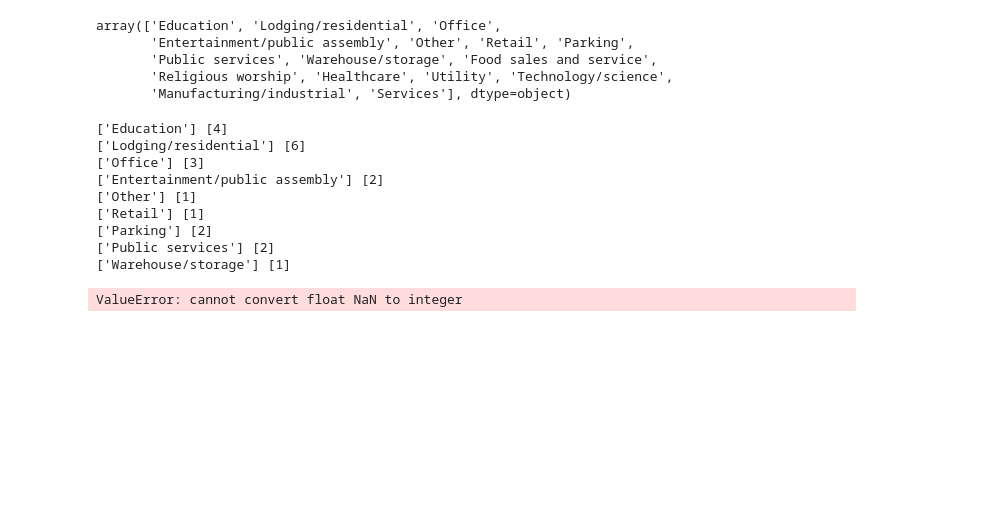
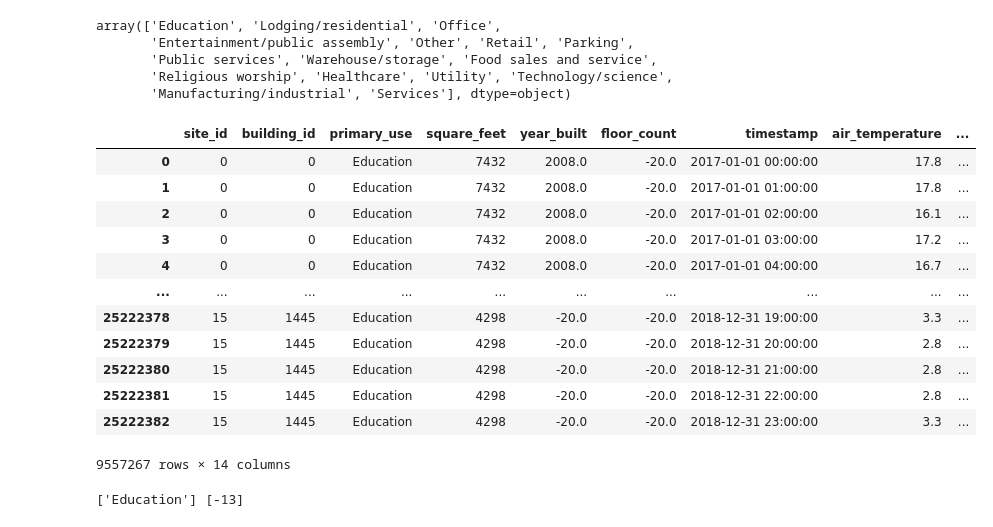
Before and after one commit to jpakele/capstone, a Jupyter notebook: scratchWork.ipynb, the cells around one changed output. Saved outputs shown, nothing was run; the diff lists cells and outputs as text; code cells hidden in the pictures; blank space fills up the shorter version.

Commit message:
function for primary use mean

```diff
--- a/scratchWork.ipynb
+++ b/scratchWork.ipynb
@@ -336,27 +336,36 @@ array(['Education', 'Lodging/residential', 'Office',
        'Public services', 'Warehouse/storage', 'Food sales and service',
        'Religious worship', 'Healthcare', 'Utility', 'Technology/science',
        'Manufacturing/industrial', 'Services'], dtype=object)
+# %%
+test = test.fillna(-20)
+test
+# %% [output]
+|  | site_id | building_id | primary_use | square_feet | year_built | floor_count | timestamp | air_temperature | ... |
+| 0 | 0 | 0 | Education | 7432 | 2008.0 | -20.0 | 2017-01-01 00:00:00 | 17.8 | ... |
+| 1 | 0 | 0 | Education | 7432 | 2008.0 | -20.0 | 2017-01-01 01:00:00 | 17.8 | ... |
+| 2 | 0 | 0 | Education | 7432 | 2008.0 | -20.0 | 2017-01-01 02:00:00 | 16.1 | ... |
+| 3 | 0 | 0 | Education | 7432 | 2008.0 | -20.0 | 2017-01-01 03:00:00 | 17.2 | ... |
+| 4 | 0 | 0 | Education | 7432 | 2008.0 | -20.0 | 2017-01-01 04:00:00 | 16.7 | ... |
+| ... | ... | ... | ... | ... | ... | ... | ... | ... | ... |
+| 25222378 | 15 | 1445 | Education | 4298 | -20.0 | -20.0 | 2018-12-31 19:00:00 | 3.3 | ... |
+| 25222379 | 15 | 1445 | Education | 4298 | -20.0 | -20.0 | 2018-12-31 20:00:00 | 2.8 | ... |
+| 25222380 | 15 | 1445 | Education | 4298 | -20.0 | -20.0 | 2018-12-31 21:00:00 | 2.8 | ... |
+| 25222381 | 15 | 1445 | Education | 4298 | -20.0 | -20.0 | 2018-12-31 22:00:00 | 2.8 | ... |
+| 25222382 | 15 | 1445 | Education | 4298 | -20.0 | -20.0 | 2018-12-31 23:00:00 | 3.3 | ... |
+9557267 rows × 14 columns
 # %%
 for x in test['primary_use'].unique():
     store = []
     num = []
-    test = build
+#    test = build
     test = test[(test['primary_use'] == x)]
+    test['floor_count'] = test['floor_count'].astype(int)
     store.append(x)
     num.append(math.floor(test['floor_count'].mean()))
     test = build
     print(store, num)
 # %% [output]
-['Education'] [4]
-['Lodging/residential'] [6]
-['Office'] [3]
-['Entertainment/public assembly'] [2]
-['Other'] [1]
-['Retail'] [1]
-['Parking'] [2]
-['Public services'] [2]
-['Warehouse/storage'] [1]
+['Education'] [-13]
-ValueError: cannot convert float NaN to integer
 # %%
 test = test[(test['primary_use'] == 'Education')]
 # %%
```
Also changed, not shown: parts of 7 cells of this notebook.
